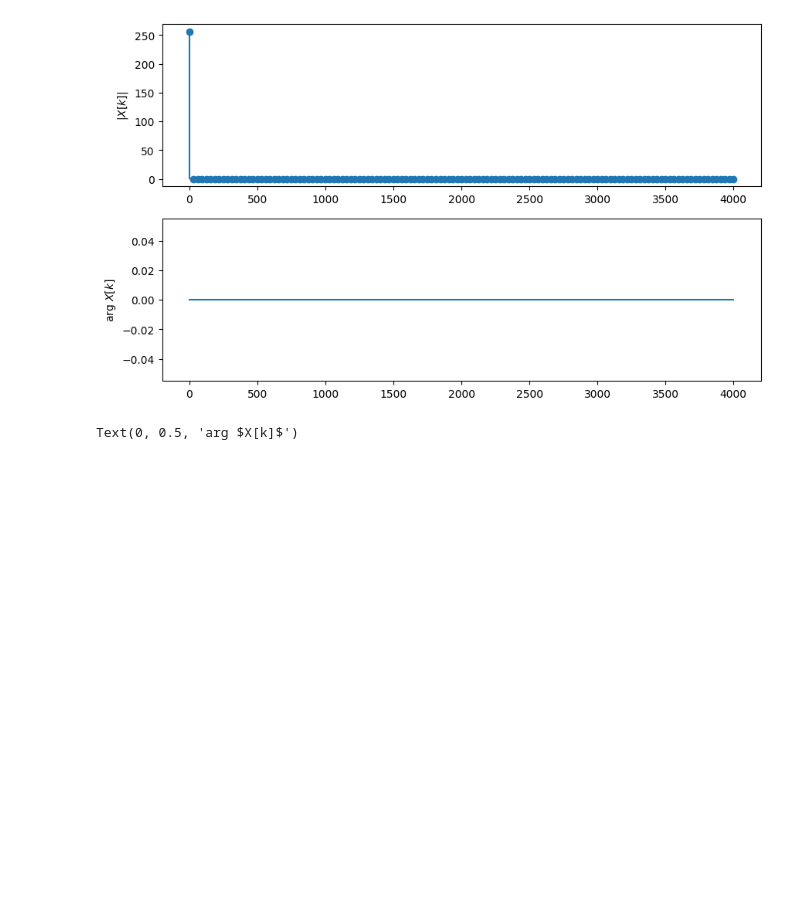
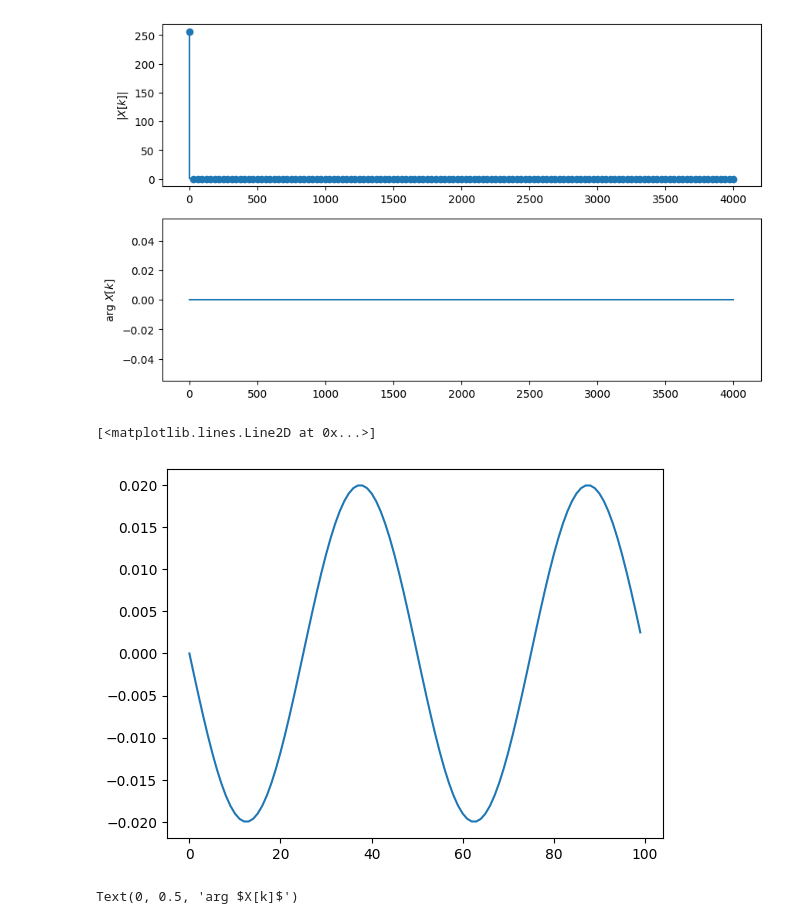
Before and after one commit to Katzoun/ISS-course, a Jupyter notebook: 03_spectral_analysis_2/03_spectral_2.ipynb, the cells around one changed output. Saved outputs shown, nothing was run; the diff lists cells and outputs as text; code cells hidden in the pictures; blank space fills up the shorter version.

```diff
--- a/03_spectral_analysis_2/03_spectral_2.ipynb
+++ b/03_spectral_analysis_2/03_spectral_2.ipynb
@@ -82,6 +82,18 @@ ax[1].set_ylabel('arg $X[k]$')
 Text(0, 0.5, 'arg $X[k]$')
 [figure]
 [figure]
+# %%
+## muj test z aktualniho testu tento rok priklad 4
+NM = 100
+X = np.zeros(NM, dtype=complex)
+X[2] = 1j
+X[NM-2] = -1j
+xs = np.real(np.fft.ifft(X))
+ns = np.arange(0,NM)
+plt.plot(ns,xs)
+# %% [output]
+[<matplotlib.lines.Line2D at 0x...>]
+[figure, added]
 # %%
 # >>>>>>>>>>>>>>>>> #dft_of_pulse <<<<<<<<<<<<<<<<<<<<<<<<<
 x = np.zeros(N)
```
Also changed, not shown: parts of 6 cells of this notebook, 1 other file.
